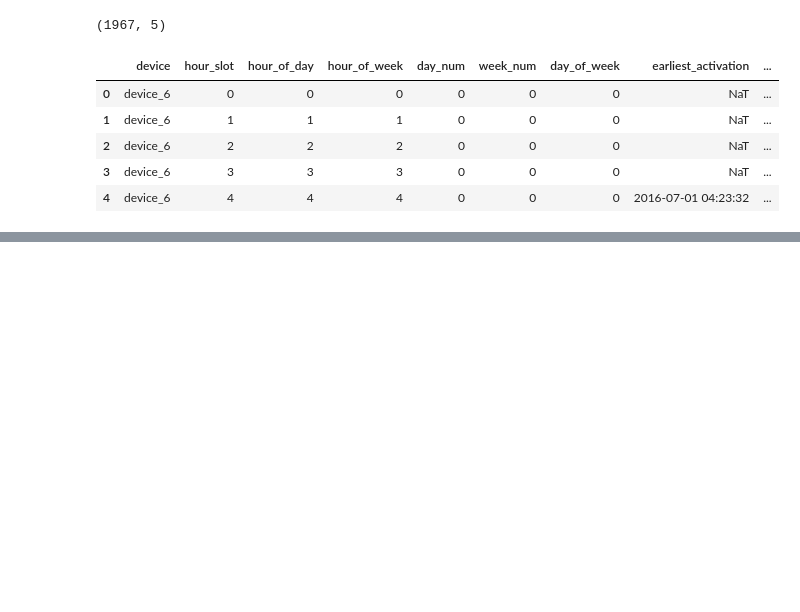
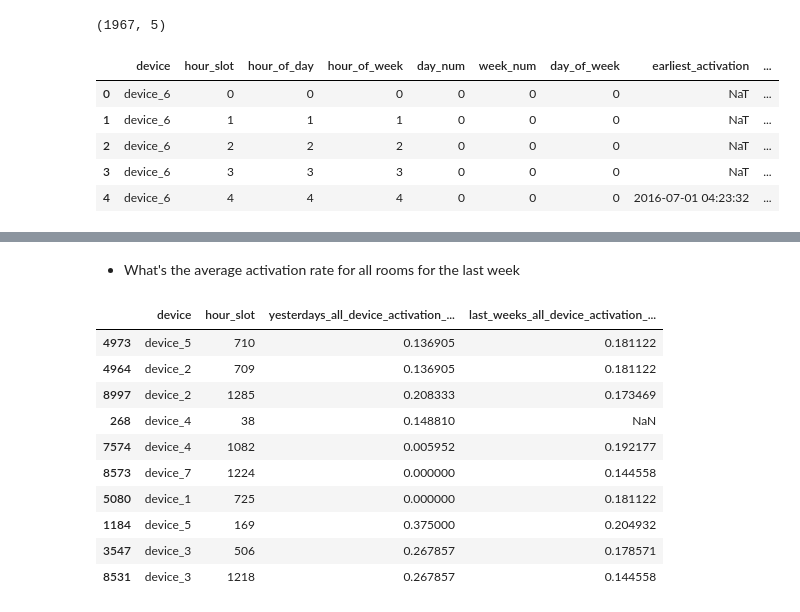
Before and after one commit to conor-digan/challenge-wattx, a Jupyter notebook: Data Exploration.ipynb, the cells around one changed output, grey strips where cells are left out. Drawn from its saved outputs; the diff is of its cells as text; code cells hidden in the pictures; blank space fills up the shorter version.

```diff
--- a/Data Exploration.ipynb
+++ b/Data Exploration.ipynb
@@ -158,0 +366,53 @@ for i, device in zip(range(n_devices), all_devices):
+# %% [markdown]
+* What's the average activation rate for all rooms for the last week
+# %%
+#Get average daily activations for each device
+weekly_all_device_activation_rate_df = df.groupby('day_num')\
+                                .agg(np.mean)['is_active']\
+                                .reset_index(drop=False)
+weekly_all_device_activation_rate_df.columns = ['day_num', 'activation_rate']
+
+weekly_all_device_activation_rate_df.sort_values('day_num', ascending = True)
+weekly_all_device_activation_rate_df['weeks_activation_rate'] = weekly_all_device_activation_rate_df['activation_rate']\
+                                                        .rolling(7).mean()\
+                                                        .reset_index(drop=True)
+
+#Add 1 to the day for joining with original df
+weekly_all_device_activation_rate_df['lead_day_num'] = weekly_all_device_activation_rate_df['day_num'] + 1
+
+weekly_all_device_activation_rate_df = pd.merge(
+    df[['device', 'hour_slot', 'day_num']],
+    weekly_all_device_activation_rate_df,
+    how = 'left',
+    left_on = 'day_num',
+    right_on = 'lead_day_num'
+)
+
+#Clean up
+keep_cols = [
+    'device',
+    'hour_slot',
+    'activation_rate',
+    'weeks_activation_rate'
+    ]
+weekly_all_device_activation_rate_df = weekly_all_device_activation_rate_df[keep_cols]
+weekly_all_device_activation_rate_df.columns = [
+    'device',
+    'hour_slot',
+    'yesterdays_all_device_activation_rate',
+    'last_weeks_all_device_activation_rate'
+]
+
+weekly_all_device_activation_rate_df.sample(10)
+# %% [output]
+|  | device | hour_slot | yesterdays_all_device_activation_... | last_weeks_all_device_activation_... |
+| 4973 | device_5 | 710 | 0.136905 | 0.181122 |
+| 4964 | device_2 | 709 | 0.136905 | 0.181122 |
+| 8997 | device_2 | 1285 | 0.208333 | 0.173469 |
+| 268 | device_4 | 38 | 0.148810 | NaN |
+| 7574 | device_4 | 1082 | 0.005952 | 0.192177 |
+| 8573 | device_7 | 1224 | 0.000000 | 0.144558 |
+| 5080 | device_1 | 725 | 0.000000 | 0.181122 |
+| 1184 | device_5 | 169 | 0.375000 | 0.204932 |
+| 3547 | device_3 | 506 | 0.267857 | 0.178571 |
+| 8531 | device_3 | 1218 | 0.267857 | 0.144558 |
```
Also changed, not shown: parts of 20 cells of this notebook.
